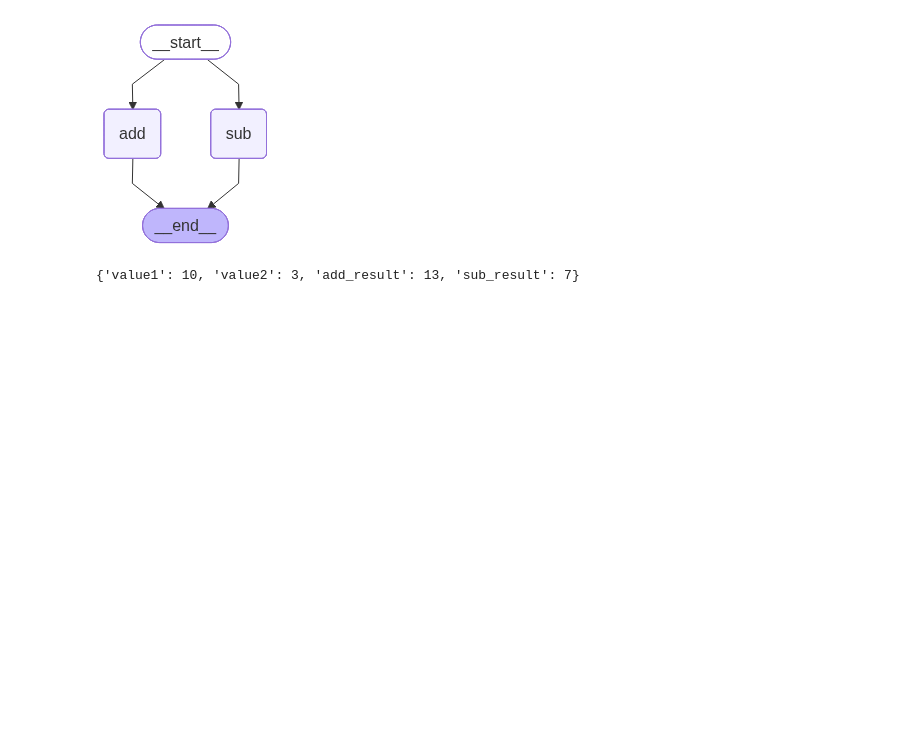
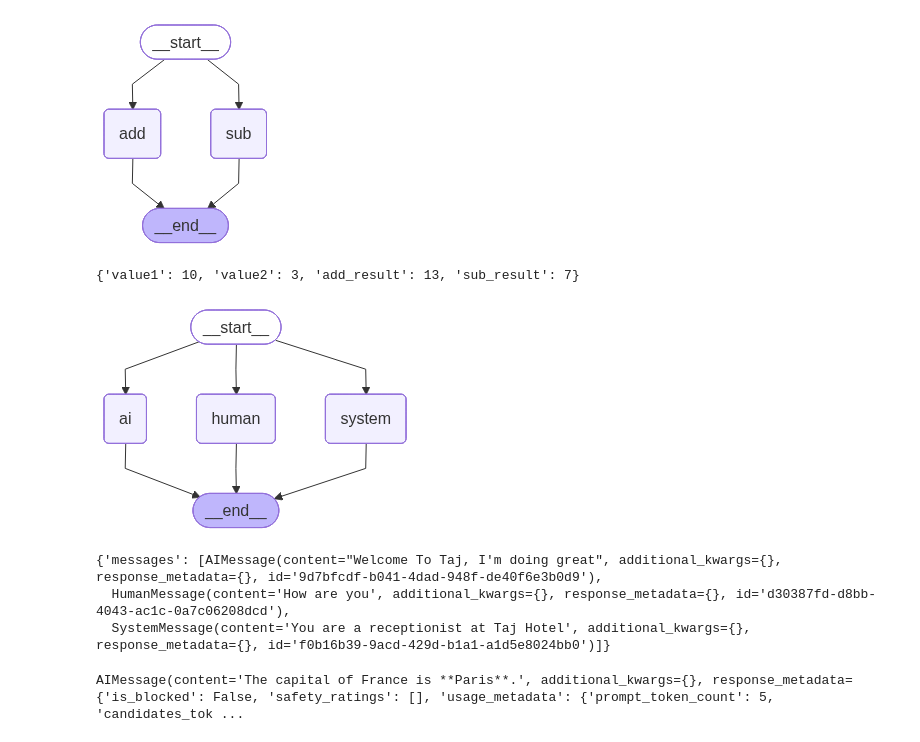
Before and after one commit to GenAIDevelopment/agenticai, a Jupyter notebook: oct25/langgraph/mailtoner/stats.ipynb, the cells around one changed output. Cells and saved outputs as stored; diff of their text form; code cells hidden in the pictures; blank space fills up the shorter version.

```diff
--- a/oct25/langgraph/mailtoner/stats.ipynb
+++ b/oct25/langgraph/mailtoner/stats.ipynb
@@ -132,0 +136,32 @@ result
+# %%
+class MyState(MessagesState):
+    pass
+# %%
+def human_node(state: MyState):
+    return { "messages": [HumanMessage("How are you")]}
+
+def system_node(state: MyState):
+    return { "messages": [SystemMessage("You are a receptionist at Taj Hotel")] }
+
+def ai_node(state: MyState):
+    return {"messages": [AIMessage("Welcome To Taj, I'm doing great")]}
+# %%
+message_graph = StateGraph(MyState)
+message_graph.add_node("human", human_node)
+message_graph.add_node("system", system_node)
+message_graph.add_node("ai", ai_node)
+
+message_graph.add_edge(START, "human")
+message_graph.add_edge(START, "system")
+message_graph.add_edge(START, "ai")
+
+message_graph.add_edge("human", END)
+message_graph.add_edge("system", END)
+message_graph.add_edge("ai", END)
+graph = message_graph.compile()
+# %%
+from utils import draw_graph
+
+draw_graph(graph)
+# %% [output]
+[figure, added]
@@ -132,0 +170,6 @@ result
+# %%
+response
+# %% [output]
+{'messages': [AIMessage(content="Welcome To Taj, I'm doing great", additional_kwargs={}, response_metadata={}, id='9d7bfcdf-b041-4dad-948f-de40f6e3b0d9'),
+  HumanMessage(content='How are you', additional_kwargs={}, response_metadata={}, id='d30387fd-d8bb-4043-ac1c-0a7c06208dcd'),
+  SystemMessage(content='You are a receptionist at Taj Hotel', additional_kwargs={}, response_metadata={}, id='f0b16b39-9acd-429d-b1a1-a1d5e8024bb0')]}
@@ -132,0 +182,4 @@ result
+# %%
+llm.invoke("What is capital of france")
+# %% [output]
+AIMessage(content='The capital of France is **Paris**.', additional_kwargs={}, response_metadata={'is_blocked': False, 'safety_ratings': [], 'usage_metadata': {'prompt_token_count': 5, 'candidates_tok ...
```
Also changed, not shown: parts of 9 cells of this notebook, 1 other file.
